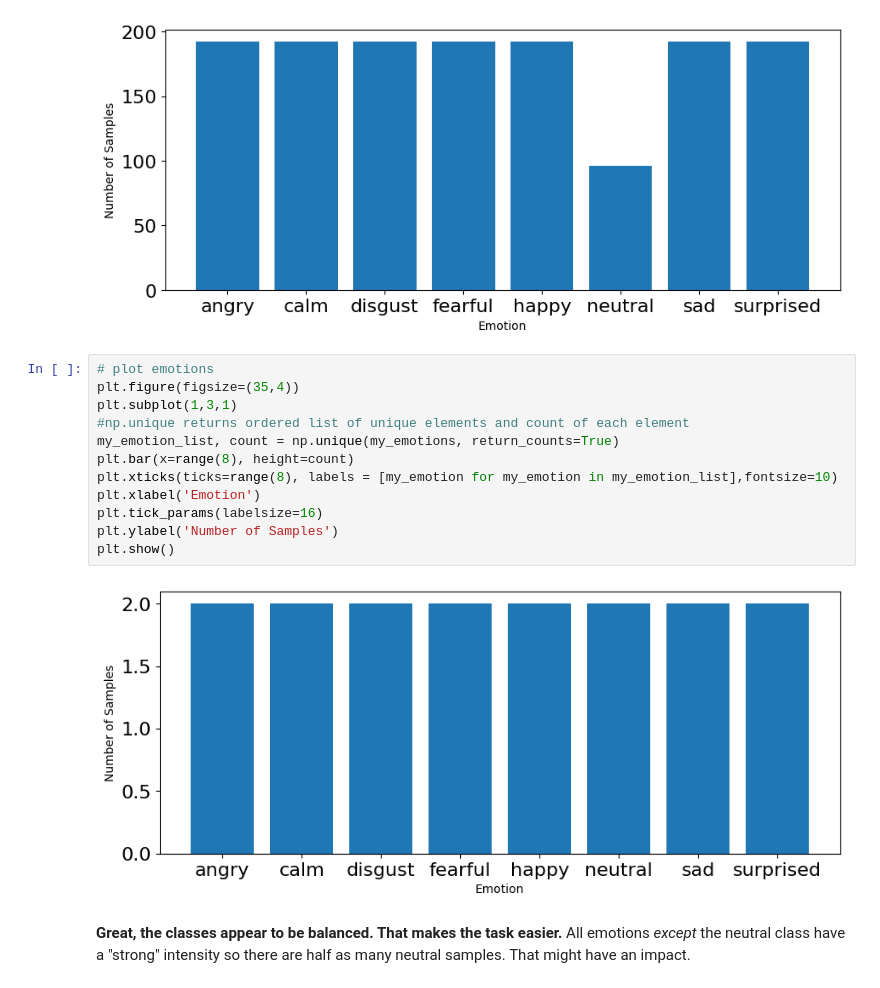
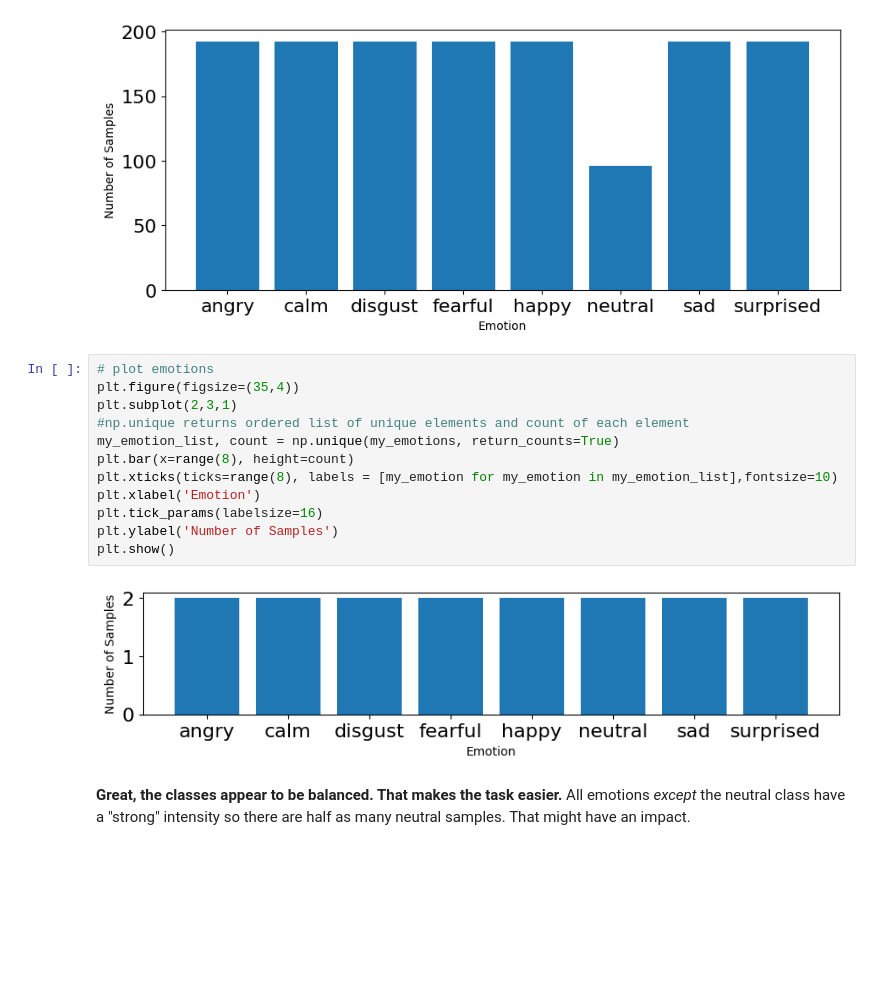
Before and after one commit to Stephy-Wong/Week3-ClassicML, a Jupyter notebook: Week_3_MachineLearning.ipynb, the cells around one changed output. Cells and saved outputs as stored; diff of their text form; blank space fills up the shorter version.

```diff
--- a/Week_3_MachineLearning.ipynb
+++ b/Week_3_MachineLearning.ipynb
@@ -329,17 +329,17 @@ plt.show()
 # %%
 # plot emotions
 plt.figure(figsize=(35,4))
-plt.subplot(1,3,1)
+plt.subplot(2,3,1)
 #np.unique returns ordered list of unique elements and count of each element
 my_emotion_list, count = np.unique(my_emotions, return_counts=True)
 plt.bar(x=range(8), height=count)
 plt.xticks(ticks=range(8), labels = [my_emotion for my_emotion in my_emotion_list],fontsize=10)
 plt.xlabel('Emotion')
 plt.tick_params(labelsize=16)
 plt.ylabel('Number of Samples')
 plt.show()
 # %% [output]
-[figure, old version]
+[figure, new version]
 # %% [markdown]
 **Great, the classes appear to be balanced. That makes the task easier.** All emotions _except_ the neutral class have a "strong" intensity so there are half as many neutral samples. That might have an impact.
 # %% [markdown]
```
Also changed, not shown: parts of 7 cells of this notebook.
